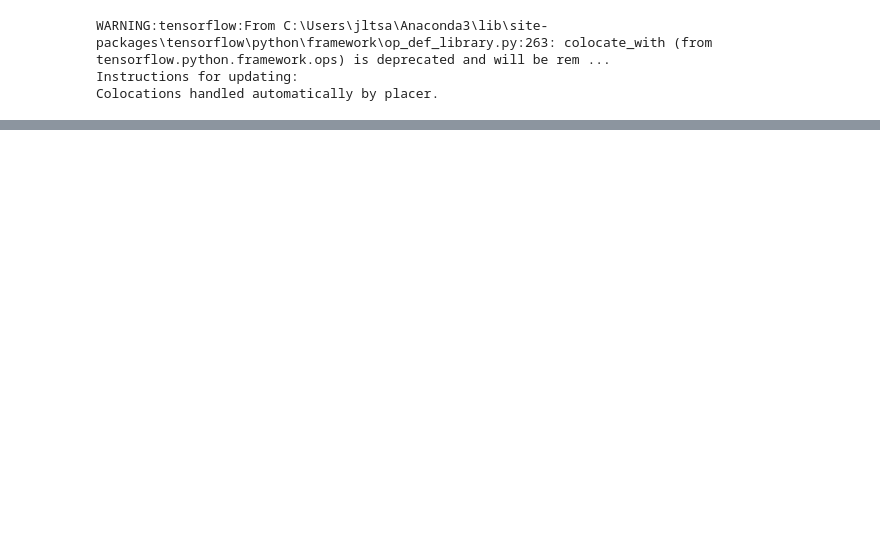
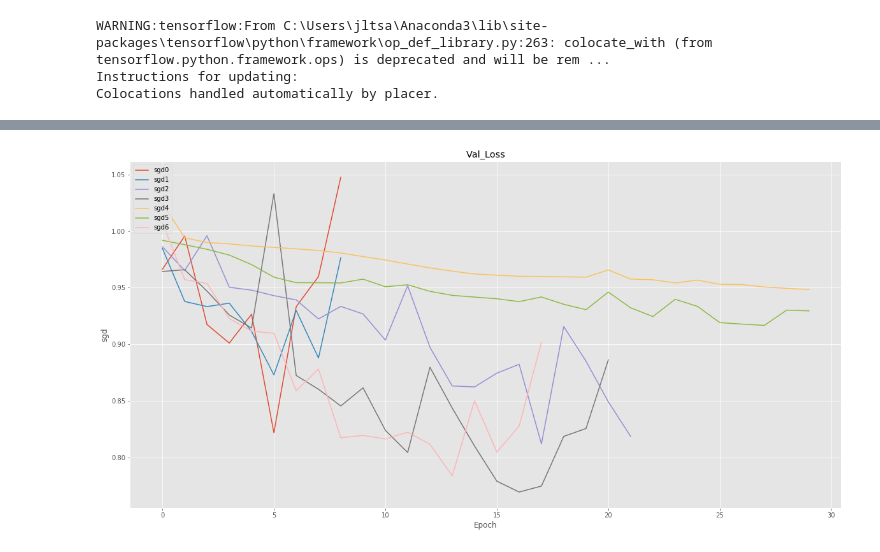
Before and after one commit to jltsao88/Capstone_Project_2, a Jupyter notebook: 05_Tuning_Optimizer.ipynb, the cells around one changed output, grey strips where cells are left out. Cells and saved outputs as stored; diff of their text form; code cells hidden in the pictures; blank space fills up the shorter version.

```diff
--- a/05_Tuning_Optimizer.ipynb
+++ b/05_Tuning_Optimizer.ipynb
@@ -387,0 +253,4 @@ g
+# %%
+plot_metric(val_loss, "sgd", title="Val_Loss", save=False, path=None, save_as=None)
+# %% [output]
+[figure, added]
```
Also changed, not shown: parts of 28 cells of this notebook.
